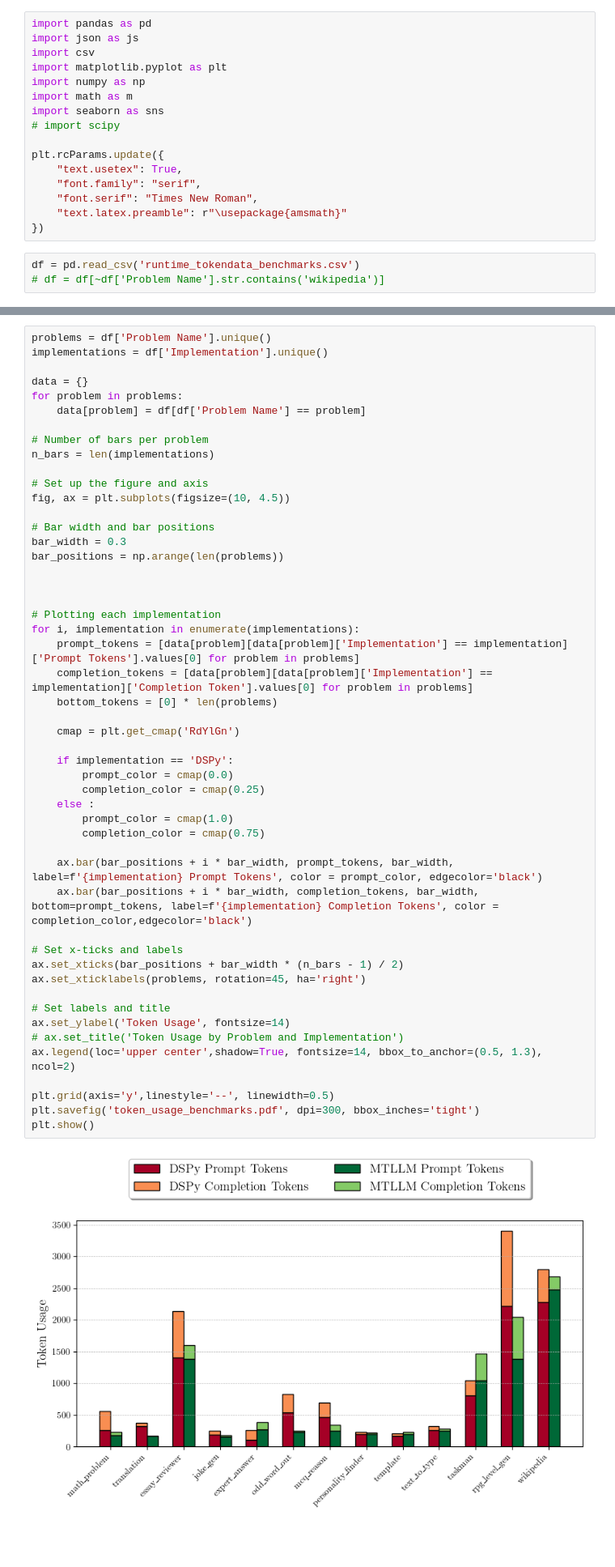
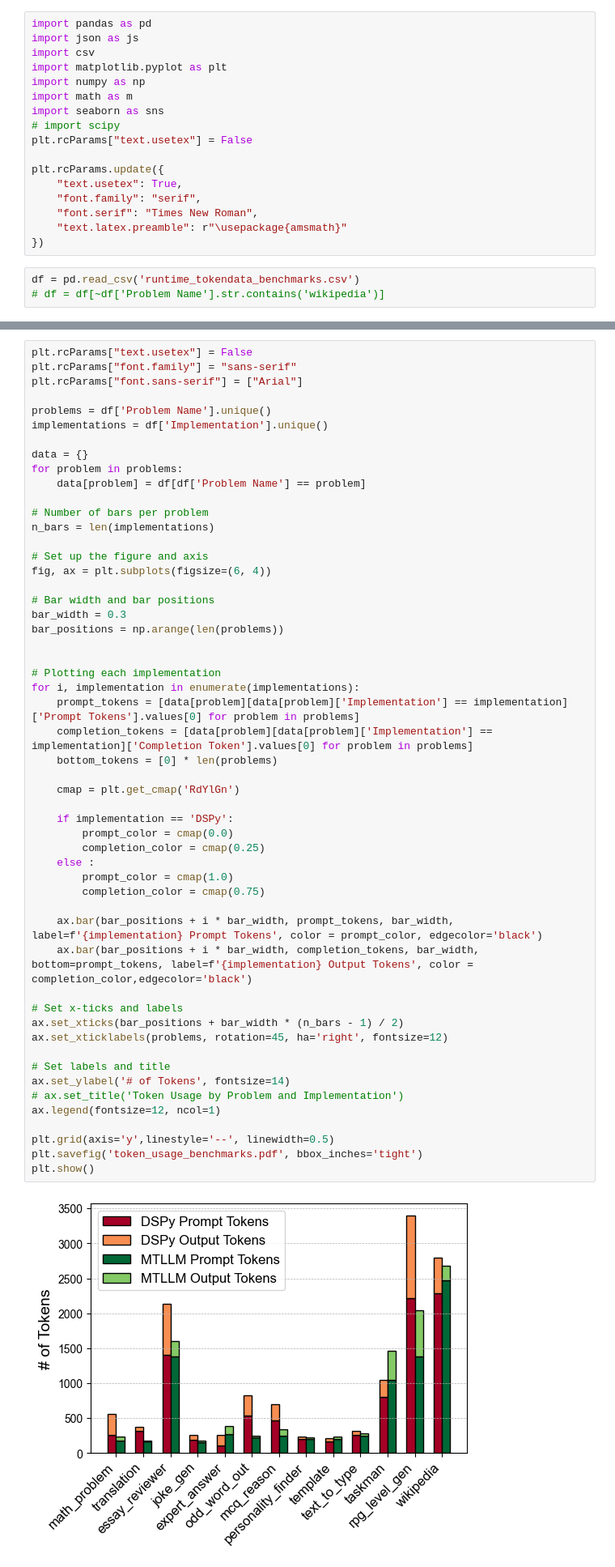
Before and after one commit to Jaseci-Labs/mtllm-evaluation, a Jupyter notebook: runs/Runtime_Tokens.ipynb, the cells around one changed output, grey strips where cells are left out. Shown at 81% size. Saved outputs shown, nothing was run; the diff lists cells and outputs as text; blank space fills up the shorter version.

Commit message:
graph tweaks

```diff
--- a/runs/Runtime_Tokens.ipynb
+++ b/runs/Runtime_Tokens.ipynb
@@ -7,6 +7,7 @@ import numpy as np
 import math as m
 import seaborn as sns
 # import scipy
+plt.rcParams["text.usetex"] = False
 
 plt.rcParams.update({
     "text.usetex": True,
@@ -115,6 +116,10 @@ df
 | 24 | wikipedia | DSPy | 508 | 2285 | 2793 | 0.010793 | 10.147000 | ... |
 | 25 | wikipedia | MTLLM | 201 | 2477 | 2678 | 0.015400 | 9.544759 | ... |
 # %%
+plt.rcParams["text.usetex"] = False
+plt.rcParams["font.family"] = "sans-serif"
+plt.rcParams["font.sans-serif"] = ["Arial"]
+
 problems = df['Problem Name'].unique()
 implementations = df['Implementation'].unique()
 
@@ -126,46 +131,45 @@ for problem in problems:
 n_bars = len(implementations)
 
 # Set up the figure and axis
-fig, ax = plt.subplots(figsize=(10, 4.5))
+fig, ax = plt.subplots(figsize=(6, 4))
 
 # Bar width and bar positions
 bar_width = 0.3
 bar_positions = np.arange(len(problems))
-
 
 
 # Plotting each implementation
 for i, implementation in enumerate(implementations):
     prompt_tokens = [data[problem][data[problem]['Implementation'] == implementation]['Prompt Tokens'].values[0] for problem in problems]
     completion_tokens = [data[problem][data[problem]['Implementation'] == implementation]['Completion Token'].values[0] for problem in problems]
     bottom_tokens = [0] * len(problems)
 
     cmap = plt.get_cmap('RdYlGn')
 
     if implementation == 'DSPy':
         prompt_color = cmap(0.0)
         completion_color = cmap(0.25)
     else :
         prompt_color = cmap(1.0)
         completion_color = cmap(0.75)
 
     ax.bar(bar_positions + i * bar_width, prompt_tokens, bar_width, label=f'{implementation} Prompt Tokens', color = prompt_color, edgecolor='black')
-    ax.bar(bar_positions + i * bar_width, completion_tokens, bar_width, bottom=prompt_tokens, label=f'{implementation} Completion Tokens', color = completion_color,edgecolor='black')
+    ax.bar(bar_positions + i * bar_width, completion_tokens, bar_width, bottom=prompt_tokens, label=f'{implementation} Output Tokens', color = completion_color,edgecolor='black')
 
 # Set x-ticks and labels
 ax.set_xticks(bar_positions + bar_width * (n_bars - 1) / 2)
-ax.set_xticklabels(problems, rotation=45, ha='right')
+ax.set_xticklabels(problems, rotation=45, ha='right', fontsize=12)
 
 # Set labels and title
-ax.set_ylabel('Token Usage', fontsize=14)
+ax.set_ylabel('# of Tokens', fontsize=14)
 # ax.set_title('Token Usage by Problem and Implementation')
-ax.legend(loc='upper center',shadow=True, fontsize=14, bbox_to_anchor=(0.5, 1.3), ncol=2)
+ax.legend(fontsize=12, ncol=1)
 
 plt.grid(axis='y',linestyle='--', linewidth=0.5)
-plt.savefig('token_usage_benchmarks.pdf', dpi=300, bbox_inches='tight')
+plt.savefig('token_usage_benchmarks.pdf', bbox_inches='tight')
 plt.show()
 # %% [output]
-[figure, old version]
+[figure, new version]
 # %%
 # Number of bars per problem
 n_bars = len(implementations)
```
Also changed, not shown: parts of 3 cells of this notebook, 7 other files.
